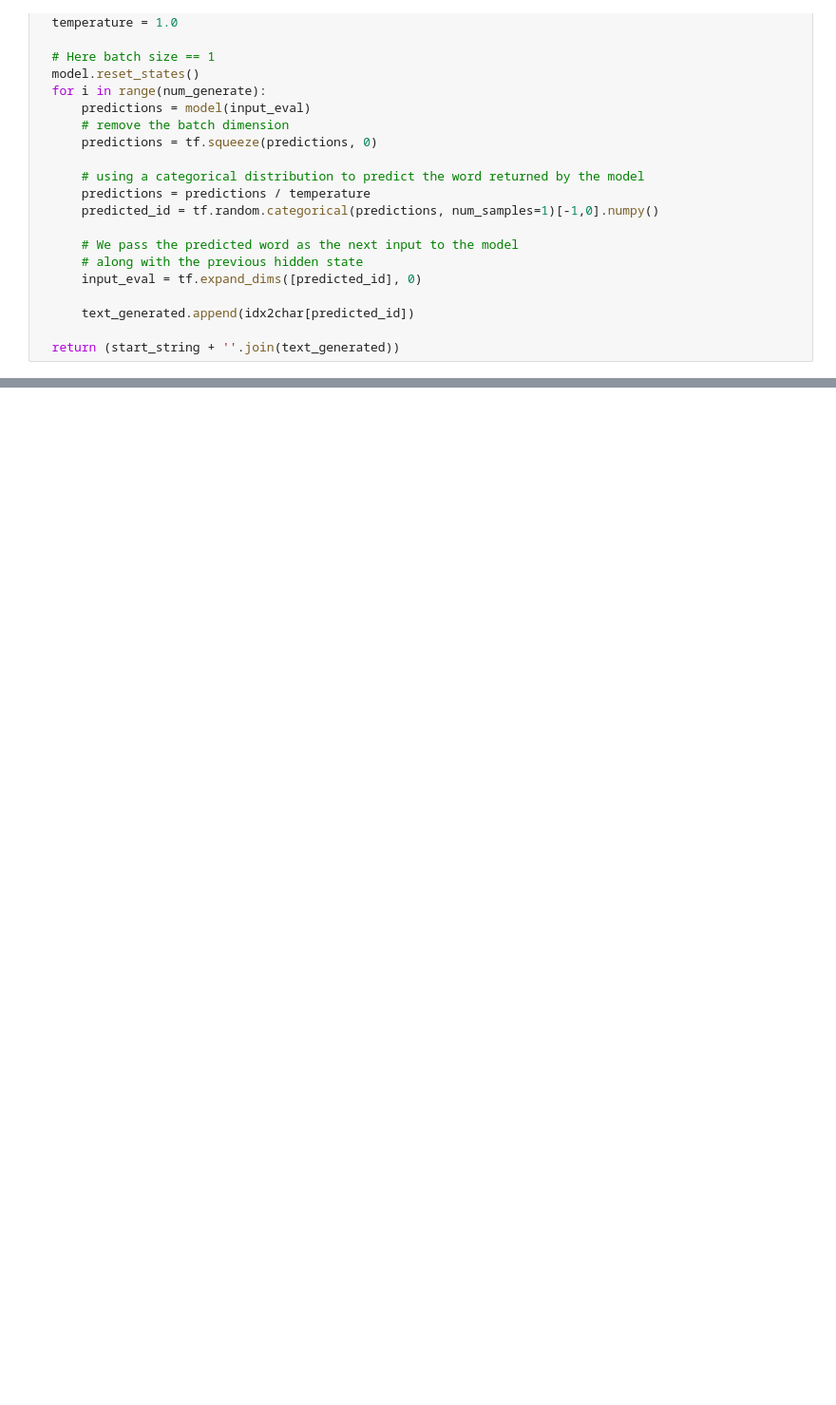
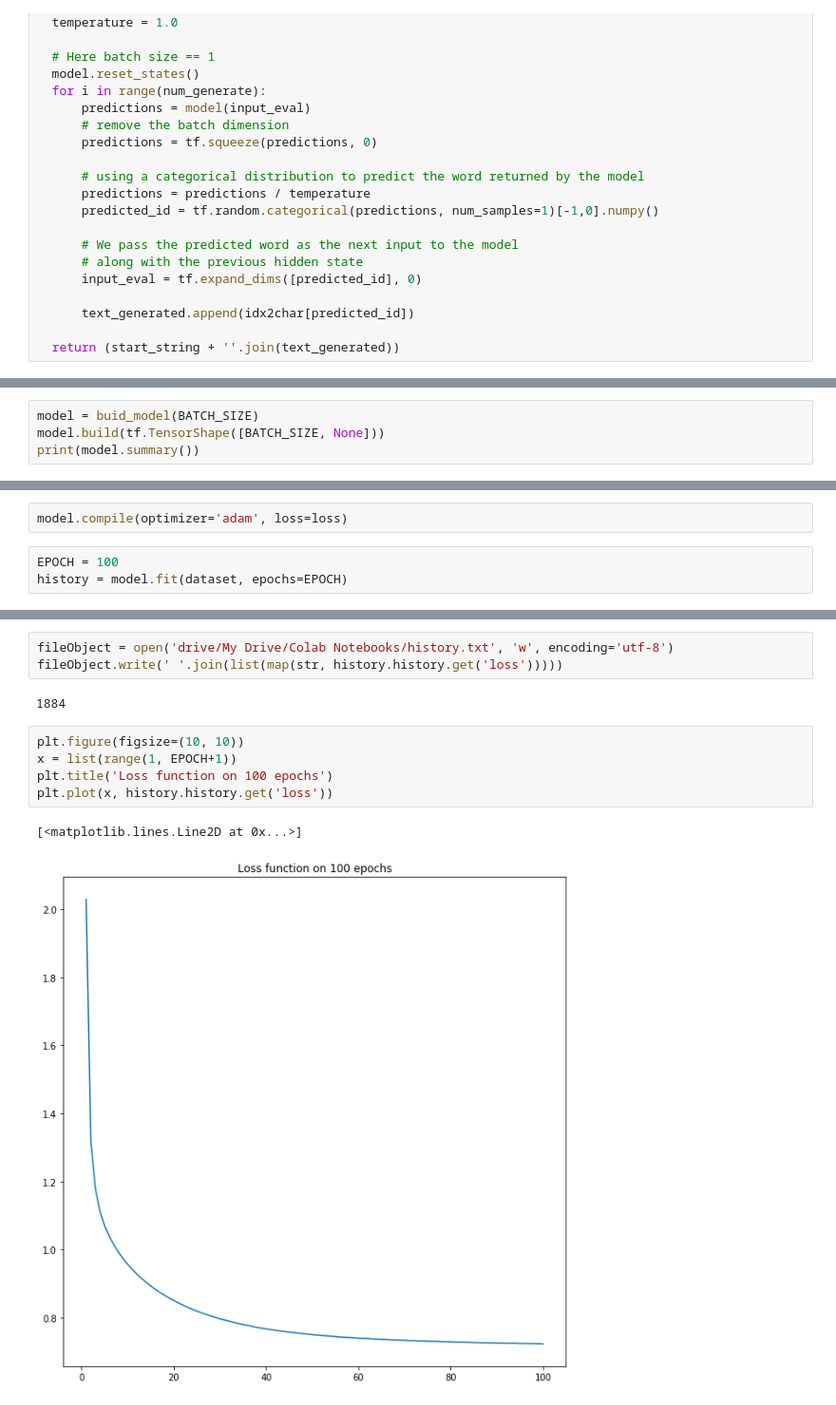
Before and after one commit to Khlebovich-Alexandra/horoscope_generator, a Jupyter notebook: text_generation_symbols.ipynb, the cells around one changed output, grey strips where cells are left out. Shown at 95% size. Cells and saved outputs as stored; diff of their text form; blank space fills up the shorter version.

```diff
--- a/text_generation_symbols.ipynb
+++ b/text_generation_symbols.ipynb
@@ -283,0 +285,4 @@ Wall time: 32min
+# %%
+model = buid_model(BATCH_SIZE)
+model.build(tf.TensorShape([BATCH_SIZE, None]))
+print(model.summary())
@@ -283,0 +305,5 @@ Wall time: 32min
+# %%
+model.compile(optimizer='adam', loss=loss)
+# %%
+EPOCH = 100
+history = model.fit(dataset, epochs=EPOCH)
@@ -283,0 +328,13 @@ Wall time: 32min
+# %%
+fileObject = open('drive/My Drive/Colab Notebooks/history.txt', 'w', encoding='utf-8')
+fileObject.write(' '.join(list(map(str, history.history.get('loss')))))
+# %% [output]
+1884
+# %%
+plt.figure(figsize=(10, 10))
+x = list(range(1, EPOCH+1))
+plt.title('Loss function on 100 epochs')
+plt.plot(x, history.history.get('loss'))
+# %% [output]
+[<matplotlib.lines.Line2D at 0x...>]
+[figure, added]
```
Also changed, not shown: parts of 17 cells of this notebook.
